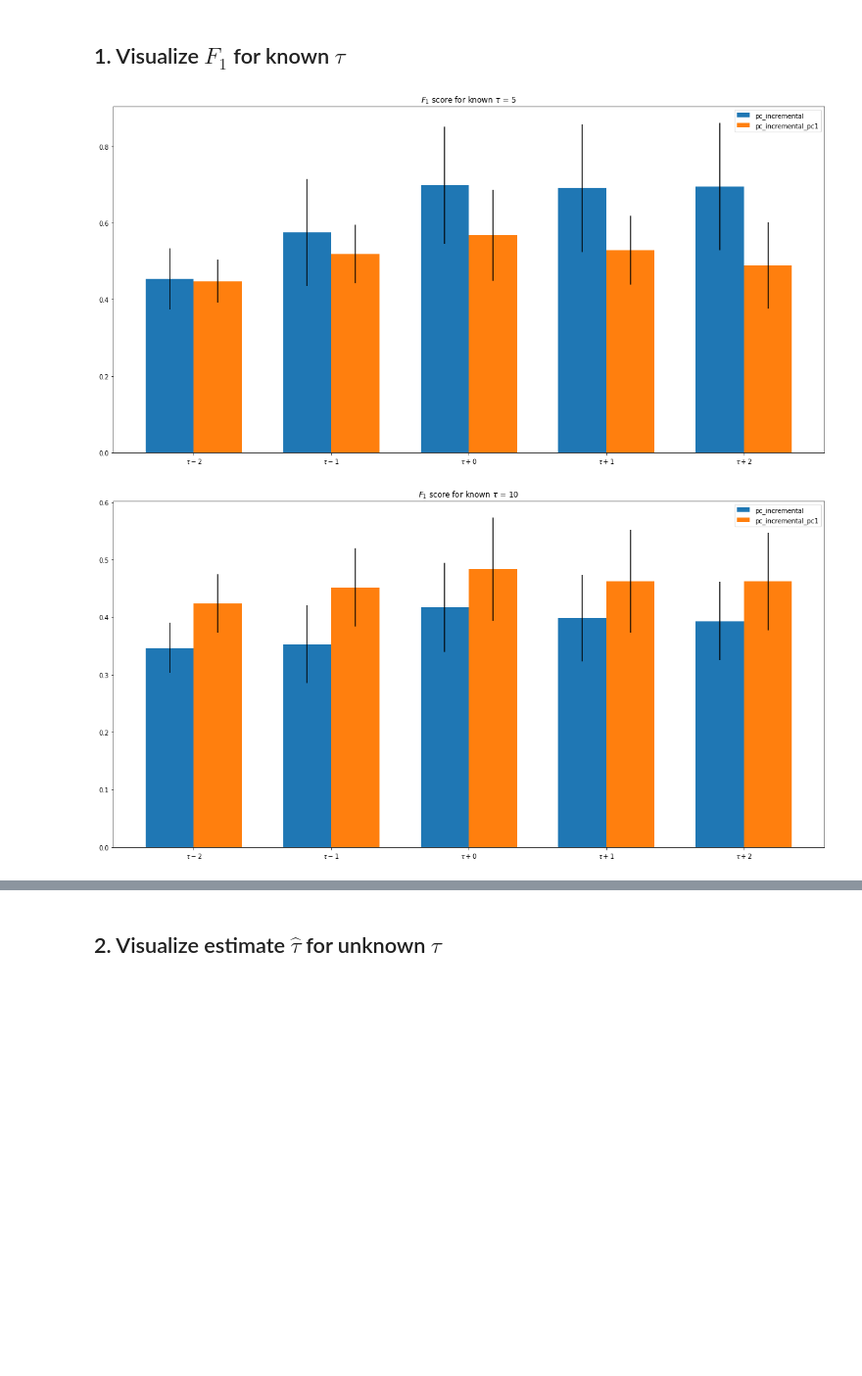
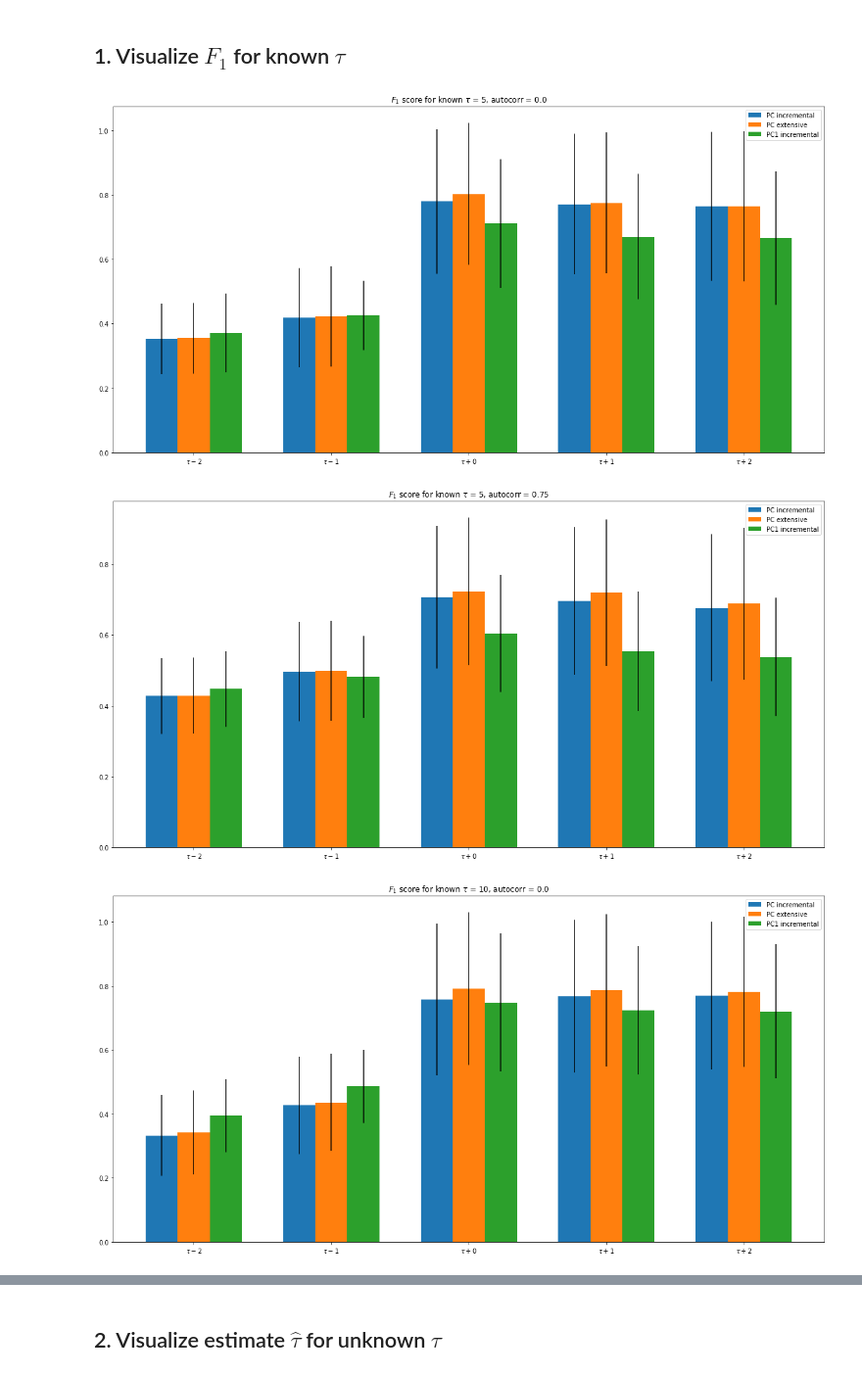
Before and after one commit to danthe96/CIoTS, a Jupyter notebook: notebooks/ICML/ICML Experiments.ipynb, the cells around one changed output, grey strips where cells are left out. Shown at 98% size. Drawn from its saved outputs; the diff is of its cells as text; code cells hidden in the pictures; blank space fills up the shorter version.

Commit message:
iteration experiment + simulated stopping

```diff
--- a/notebooks/ICML/ICML Experiments.ipynb
+++ b/notebooks/ICML/ICML Experiments.ipynb
@@ -32,11 +32,11 @@ def missing_setups(setups, data_path):
 # %%
 from itertools import product
 
-dimensions = [3, 5, 10]
+dimensions = [3]
 incoming_edges = [2, 3, 4]
 taus = [5, 10, 15, 20]
 autocorrs = [0, 0.75]
-data_length = [1000]
+data_length = [10000]
 runs = range(10)
 
 setups = list(product(dimensions, incoming_edges, taus, autocorrs, data_length, runs))
@@ -54,7 +54,9 @@ results_path = 'notebooks/ICML/icml_results/'
 results = pd.DataFrame()
 k = 2
 
-algorithms = [pc_incremental, pc_incremental_pc1]
+algorithms = [(pc_incremental, 'PC incremental'),
+              (pc_incremental_extensive, 'PC extensive'),
+              (pc_incremental_pc1, 'PC1 incremental')]
 
 if not check_setups(setups, data_path):
     print('Mising setups:')
@@ -64,12 +66,12 @@ for dim, in_edges, tau, autocorr, _, run in setups:
     generator = pickle.load(open(data_path + f't={tau}_d={dim}_in={in_edges}_autocorr={autocorr}_{run}.pickle', 'rb'))
 
     df_dict = {'dimension': dim, 'max time lag': tau, 'incoming edges': in_edges, 'run': run, 'autocorr': autocorr}
-    for algorithm in algorithms:
+    for algorithm, name in algorithms:
         _, graphs, _, _, _ = algorithm(partial_corr_test, generator.ts, max_p=tau+k,
                                use_stopper=False, alpha=0.05, verbose=True)
         for offset in range(-k, k+1):
             f1_score = evaluate_edges(generator.graph, graphs[tau+offset])['f1-score']
-            df_dict[algorithm.__name__ + '_f1' + (f'+{offset}' if offset>=0 else str(offset))] = f1_score
+            df_dict[name + '_f1' + (f'+{offset}' if offset>=0 else str(offset))] = f1_score
 
     results = results.append(df_dict, ignore_index=True)
 
@@ -99,13 +101,13 @@ for dim, in_edges, tau, autocorr, _, run in setups:
             'ts': generator.ts,
             'max_p': 2*tau,
             'stopper': ICStopper(dim, patiency=2, ic='bic'),
-            'verbose': True}, lambda r: r[3].best_tau, 'PC1: BIC'),
+            'verbose': True}, lambda r: r[3].best_tau, 'PC1 incremental: BIC'),
         (pc_incremental_pc1, {
             'indep_test': partial_corr_test,
             'ts': generator.ts,
             'max_p': 2*tau,
             'stopper': CorrStopper(dim, patiency=1, max_tau=2*tau),
-            'verbose': True}, lambda r: r[3].best_tau, 'PC1: Correlation'),
+            'verbose': True}, lambda r: r[3].best_tau, 'PC1 incremental: Correlation'),
         (var_order_select, {
             'ts': generator.ts,
             'max_p': 2*tau,
@@ -115,7 +117,13 @@ for dim, in_edges, tau, autocorr, _, run in setups:
             'ts': generator.ts,
             'max_p': 2*tau,
             'stopper': ICStopper(dim, patiency=2, ic='bic'),
-            'verbose': True}, lambda r: r[3].best_tau, 'PC incremental: BIC')
+            'verbose': True}, lambda r: r[3].best_tau, 'PC incremental: BIC'),
+        (pc_incremental_extensive, {
+            'indep_test': partial_corr_test,
+            'ts': generator.ts,
+            'max_p': 2*tau,
+            'stopper': ICStopper(dim, patiency=2, ic='bic'),
+            'verbose': True}, lambda r: r[3].best_tau, 'PC extensive: BIC')
     ]
     for algorithm, params, result_func, name in algorithms:
         result = algorithm(**params)
@@ -134,7 +187,7 @@ eps = sys.float_info.epsilon
 
 def plot_f1_groupedbarchart(df_dict, title):
     assert len(df_dict) > 0
-    assert reduce(lambda x,y: np.all(x == y), map(lambda e:e.columns, grouped_result.values()))
+    #assert reduce(lambda x,y: np.all(x == y), map(lambda e:e.columns, grouped_result.values()))
     bar_labels = [f'$\\tau + {c[1]}$' if c[1]>=0 else f'$\\tau - {abs(c[1])}$'
                   for c in next(iter(grouped_result.values())).columns]
 
@@ -160,16 +213,21 @@ def plot_f1_groupedbarchart(df_dict, title):
     plt.show()
 # %%
 results_path = 'notebooks/ICML/icml_results/'
-algorithms = [pc_incremental, pc_incremental_pc1]
+algorithms = [(pc_incremental, 'PC incremental'),
+              (pc_incremental_extensive, 'PC extensive'),
+              (pc_incremental_pc1, 'PC1 incremental')]
 
-results = pd.read_csv(results_path + 'experiment1.csv', index_col=0)
-for group, result in results.groupby(['max time lag']): # Group by ['dimension', 'incoming edges', 'autocorr'] as well?
+results = pd.read_csv(results_path + 'experiment1.csv')
+for group, result in results.groupby(['max time lag', 'autocorr']): # Group by ['dimension', 'incoming edges', 'autocorr'] as well?
+    tau = int(group[0])
+    autocorr = float(group[1])
     grouped_result = {}
-    for algorithm in algorithms:
-        algo_cols = [col for col in result.columns if col[:col.rfind('_')] == algorithm.__name__]
+    for algorithm, name in algorithms:
+        algo_cols = [col for col in result.columns if col[:col.rfind('_')] == name]
         df = result[algo_cols].rename(lambda c:('f1', int(c.split('_')[-1][2:])), axis='columns')
-        grouped_result[algorithm.__name__] = df[sorted(df.columns)]
-    plot_f1_groupedbarchart(grouped_result, title=f'$F_1$ score for known $\\tau$ = {int(group)}')
+        grouped_result[name] = df[sorted(df.columns)]
+    plot_f1_groupedbarchart(grouped_result, title=f'$F_1$ score for known $\\tau$ = {tau}, autocorr = {autocorr}')
 # %% [output]
-[figure, old version]
+[figure, new version]
-[figure, old version]
+[figure, new version]
+[figure, added]
```
Also changed, not shown: parts of 6 cells of this notebook, 3 other files.
